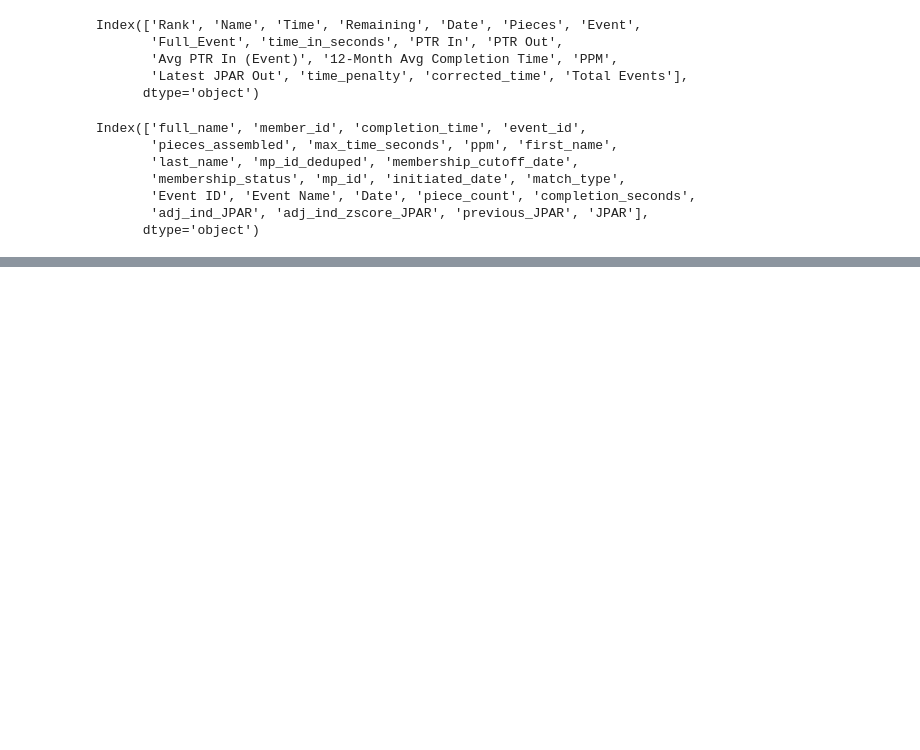
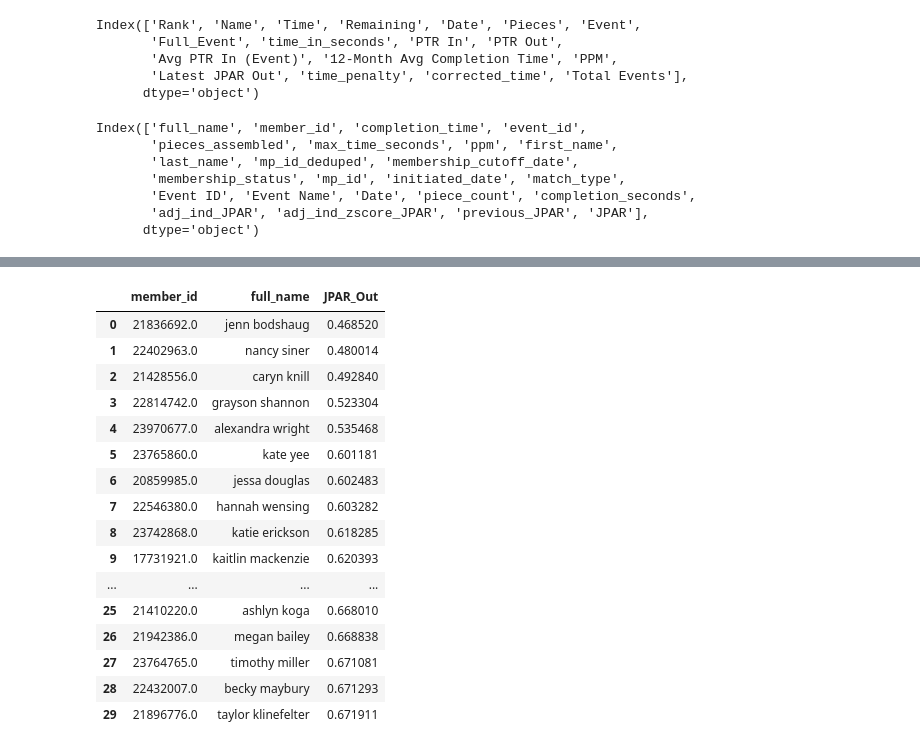
Before and after one commit to JacobPilawa/dashboard_prototype, a Jupyter notebook: jpar_recalc_notebook.ipynb, the cells around one changed output, grey strips where cells are left out. Cells and saved outputs as stored; diff of their text form; code cells hidden in the pictures; blank space fills up the shorter version.

```diff
--- a/jpar_recalc_notebook.ipynb
+++ b/jpar_recalc_notebook.ipynb
@@ -283,0 +300,13 @@ Index(['full_name', 'member_id', 'completion_time', 'event_id',
+# %%
+# Read in the data
+joined_events_members_filtered = pd.read_csv('/Users/jacobpilawa/Desktop/puzzle_data/usajpa_work/scratchwork/data_jpar/20250209_joined_events_members.csv')
+jpar_times = pd.read_csv('/Users/jacobpilawa/Desktop/puzzle_data/usajpa_work/scratchwork/data_jpar/jpar_times.csv')
+
+# remove ppl who joined after the cuttoff
+joined_events_members_filtered = joined_events_members_filtered[
+    pd.to_datetime(joined_events_members_filtered['initiated_date'], errors='coerce') < pd.Timestamp('2025-02-09')
+]
+
+# and exclude connor
+# Drop row where full_name == 'conner delaat'
+joined_events_members_filtered = joined_events_members_filtered[joined_events_members_filtered['full_name']!= 'conner delaat']
@@ -283,0 +337,10 @@ Index(['full_name', 'member_id', 'completion_time', 'event_id',
+# %%
+# --- Ensure sorting and correct dtypes ---
+calculation_df['event_id'] = calculation_df['event_id'].astype(float)
+calculation_df = calculation_df.sort_values(['event_id', 'full_name'])
+
+# --- Add event piece count ---
+calculation_df['piece_count'] = calculation_df.groupby('event_id')['pieces_assembled'].transform('max')
+
+# --- Compute completion time (seconds) ---
+calculation_df['completion_seconds'] = (1 / calculation_df['ppm']) * calculation_df['piece_count'] * 60
@@ -283,0 +646,32 @@ Index(['full_name', 'member_id', 'completion_time', 'event_id',
+# %%
+df_jpar = compute_jpar(calculation_df)
+# %%
+# Take the most recent JPAR_Out for each person
+final_jpar = (
+    df_jpar.sort_values(["Date", "event_id"])  # chronological
+          .groupby("member_id")
+          .tail(1)[["member_id", "full_name", "JPAR_Out"]]
+)
+
+# Sort by JPAR (lower is better)
+final_jpar = final_jpar.sort_values("JPAR_Out").reset_index(drop=True)
+# %%
+final_jpar.head(30)
+# %% [output]
+|  | member_id | full_name | JPAR_Out |
+| 0 | 21836692.0 | jenn bodshaug | 0.468520 |
+| 1 | 22402963.0 | nancy siner | 0.480014 |
+| 2 | 21428556.0 | caryn knill | 0.492840 |
+| 3 | 22814742.0 | grayson shannon | 0.523304 |
+| 4 | 23970677.0 | alexandra wright | 0.535468 |
+| 5 | 23765860.0 | kate yee | 0.601181 |
+| 6 | 20859985.0 | jessa douglas | 0.602483 |
+| 7 | 22546380.0 | hannah wensing | 0.603282 |
+| 8 | 23742868.0 | katie erickson | 0.618285 |
+| 9 | 17731921.0 | kaitlin mackenzie | 0.620393 |
+| ... | ... | ... | ... |
+| 25 | 21410220.0 | ashlyn koga | 0.668010 |
+| 26 | 21942386.0 | megan bailey | 0.668838 |
+| 27 | 23764765.0 | timothy miller | 0.671081 |
+| 28 | 22432007.0 | becky maybury | 0.671293 |
+| 29 | 21896776.0 | taylor klinefelter | 0.671911 |
```
Also changed, not shown: parts of 16 cells of this notebook, 12 other files.
